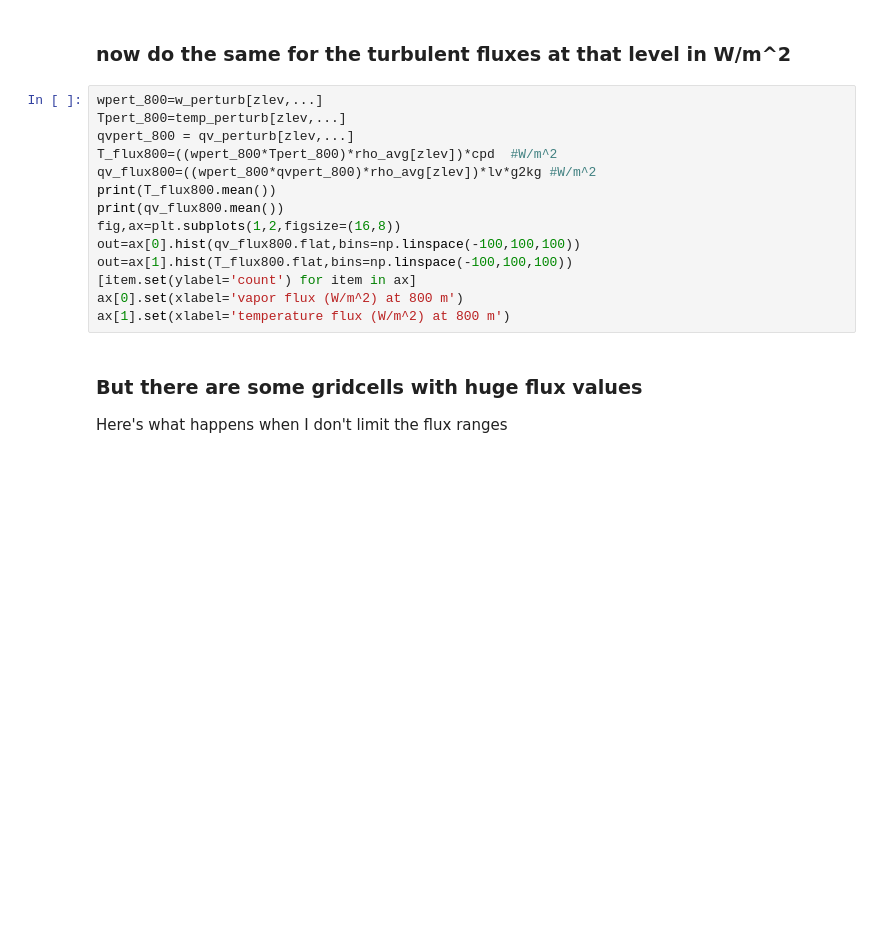
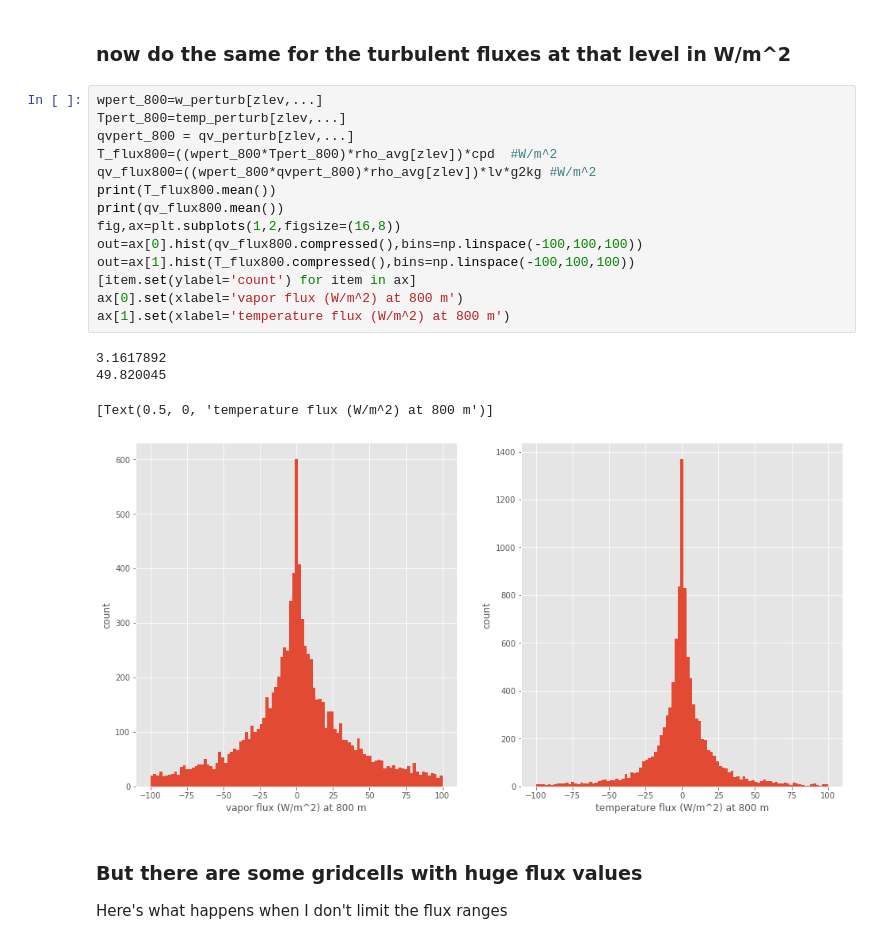
Before and after one commit to rsteinhart/a500_notebooks, a Jupyter notebook: notebooks/tropical_boundary_layer.ipynb, the cells around one changed output. Cells and saved outputs as stored; diff of their text form; blank space fills up the shorter version.

```diff
--- a/notebooks/tropical_boundary_layer.ipynb
+++ b/notebooks/tropical_boundary_layer.ipynb
@@ -238,17 +251,22 @@ ax[1].set(title='latent heat flux at 800 m (W/m^2)')
 # %%
 wpert_800=w_perturb[zlev,...]
 Tpert_800=temp_perturb[zlev,...]
 qvpert_800 = qv_perturb[zlev,...]
 T_flux800=((wpert_800*Tpert_800)*rho_avg[zlev])*cpd  #W/m^2
 qv_flux800=((wpert_800*qvpert_800)*rho_avg[zlev])*lv*g2kg #W/m^2
 print(T_flux800.mean())
 print(qv_flux800.mean())
 fig,ax=plt.subplots(1,2,figsize=(16,8))
-out=ax[0].hist(qv_flux800.flat,bins=np.linspace(-100,100,100))
-out=ax[1].hist(T_flux800.flat,bins=np.linspace(-100,100,100))
+out=ax[0].hist(qv_flux800.compressed(),bins=np.linspace(-100,100,100))
+out=ax[1].hist(T_flux800.compressed(),bins=np.linspace(-100,100,100))
 [item.set(ylabel='count') for item in ax]
 ax[0].set(xlabel='vapor flux (W/m^2) at 800 m')
 ax[1].set(xlabel='temperature flux (W/m^2) at 800 m')
+# %% [output]
+3.1617892
+49.820045
+[Text(0.5, 0, 'temperature flux (W/m^2) at 800 m')]
+[figure, added]
 # %% [markdown]
 ###  But there are some gridcells with huge flux values
 
```
Also changed, not shown: parts of 16 cells of this notebook, 5 other files.
